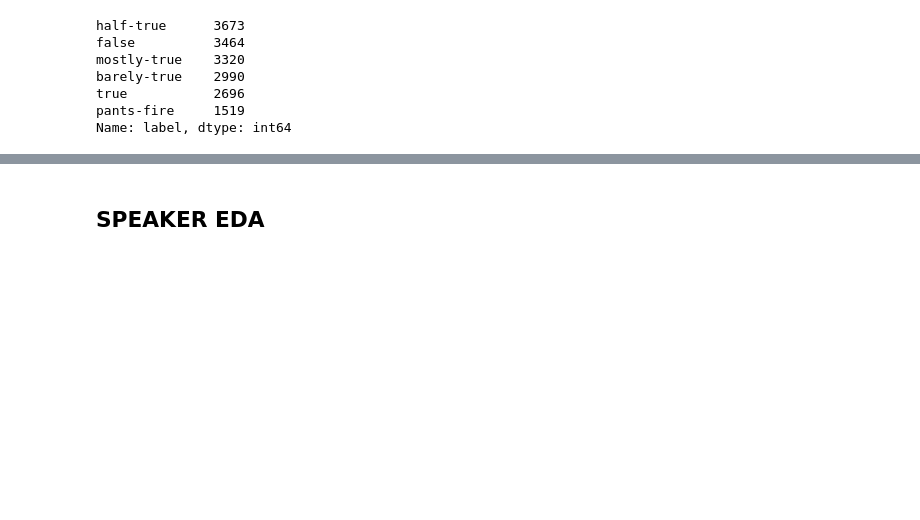
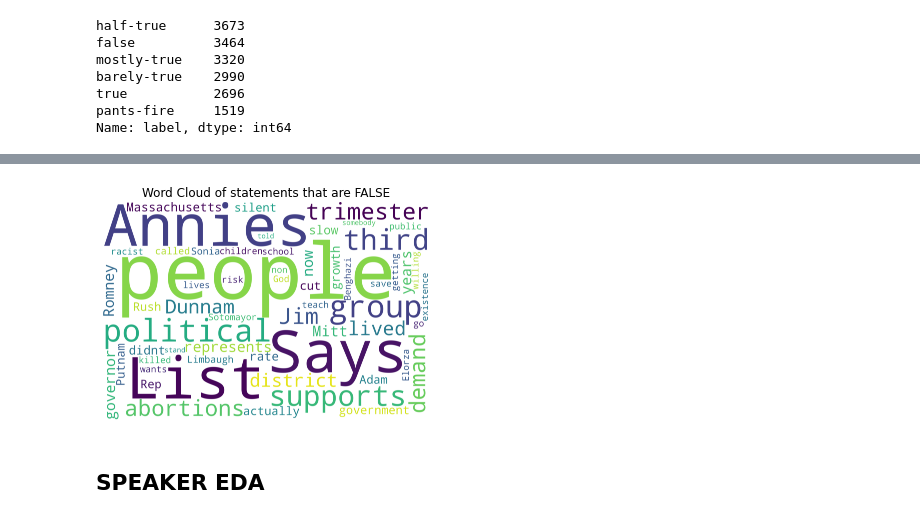
Before and after one commit to Major-Project-2022-23/Fake-news-detection, a Jupyter notebook: LIAR+TSHP-17/EDA.ipynb, the cells around one changed output, grey strips where cells are left out. Saved outputs shown, nothing was run; the diff lists cells and outputs as text; code cells hidden in the pictures; blank space fills up the shorter version.

```diff
--- a/LIAR+TSHP-17/EDA.ipynb
+++ b/LIAR+TSHP-17/EDA.ipynb
@@ -67,2 +137,11 @@ Name: label, dtype: int64
+# %%
+text_false = fake_statements_dataset['text'].values
+wordcloud_false = WordCloud(width=6000, height=4000, background_color='white',stopwords=STOPWORDS).generate(str(text_false))
+plt.imshow(wordcloud_false)
+plt.axis('off')
+plt.title("Word Cloud of statements that are FALSE")
+plt.show()
+# %% [output]
+[figure, added]
 # %% [markdown]
 ## SPEAKER EDA
```
Also changed, not shown: parts of 22 cells of this notebook, 17 other files.
